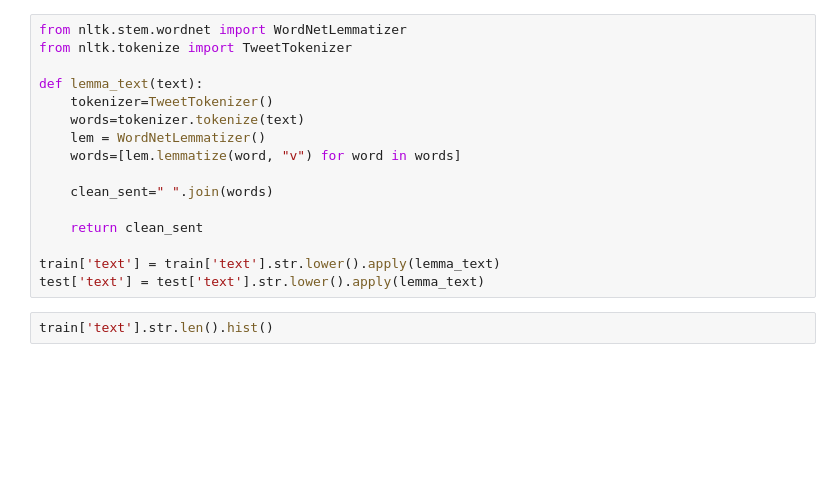
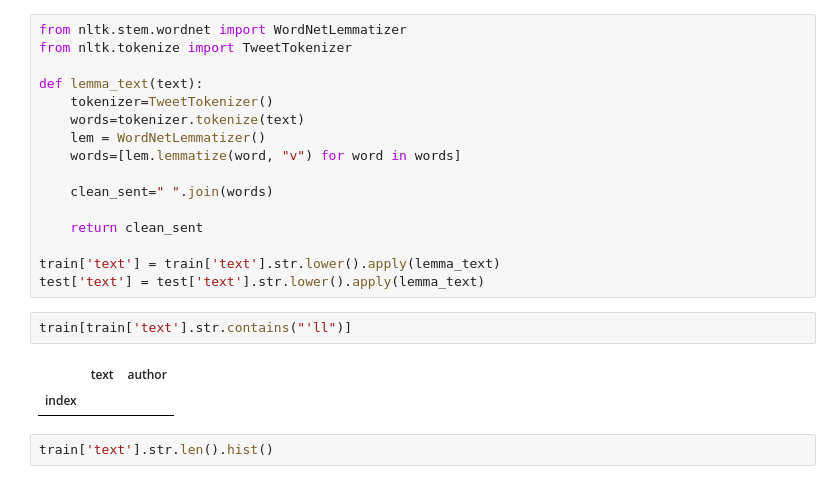
Before and after one commit to cksgnlcjswo/dku_dacon, a Jupyter notebook: 기말대회/cnn-emb .ipynb, the cells around one changed output. Cells and saved outputs as stored; diff of their text form; blank space fills up the shorter version.

```diff
--- a/기말대회/cnn-emb .ipynb
+++ b/기말대회/cnn-emb .ipynb
@@ -214,6 +229,11 @@ def lemma_text(text):
 
 train['text'] = train['text'].str.lower().apply(lemma_text)
 test['text'] = test['text'].str.lower().apply(lemma_text)
+# %%
+train[train['text'].str.contains("'ll")]
+# %% [output]
+|  | text | author |
+| index |  |  |
 # %%
 train['text'].str.len().hist()
 # %% [output]
```
Also changed, not shown: parts of 9 cells of this notebook.
